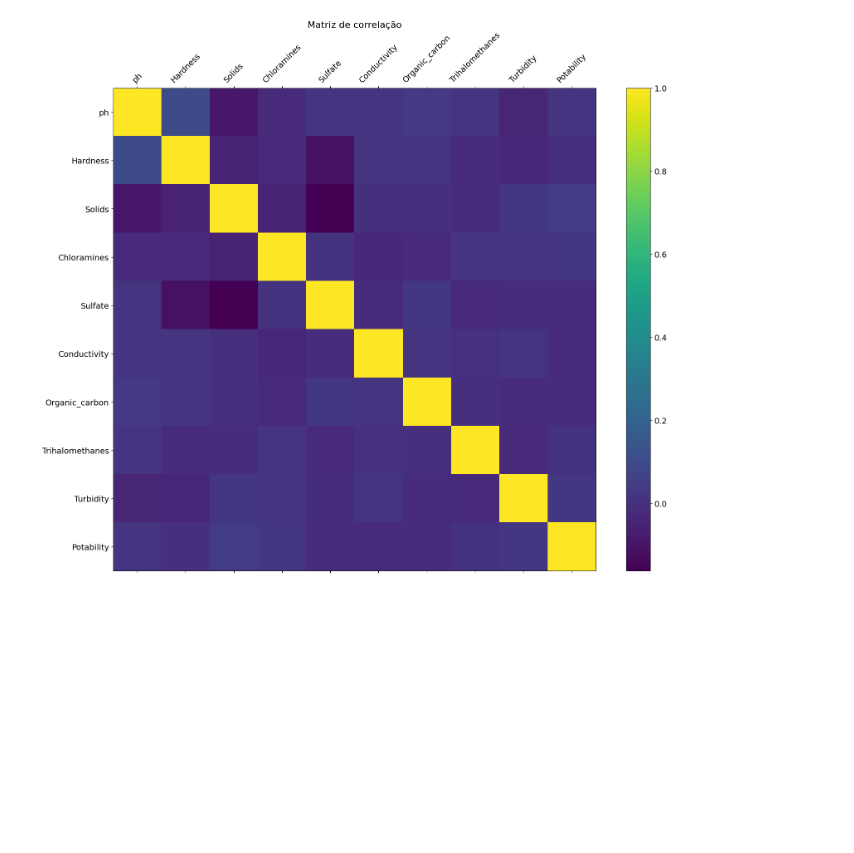
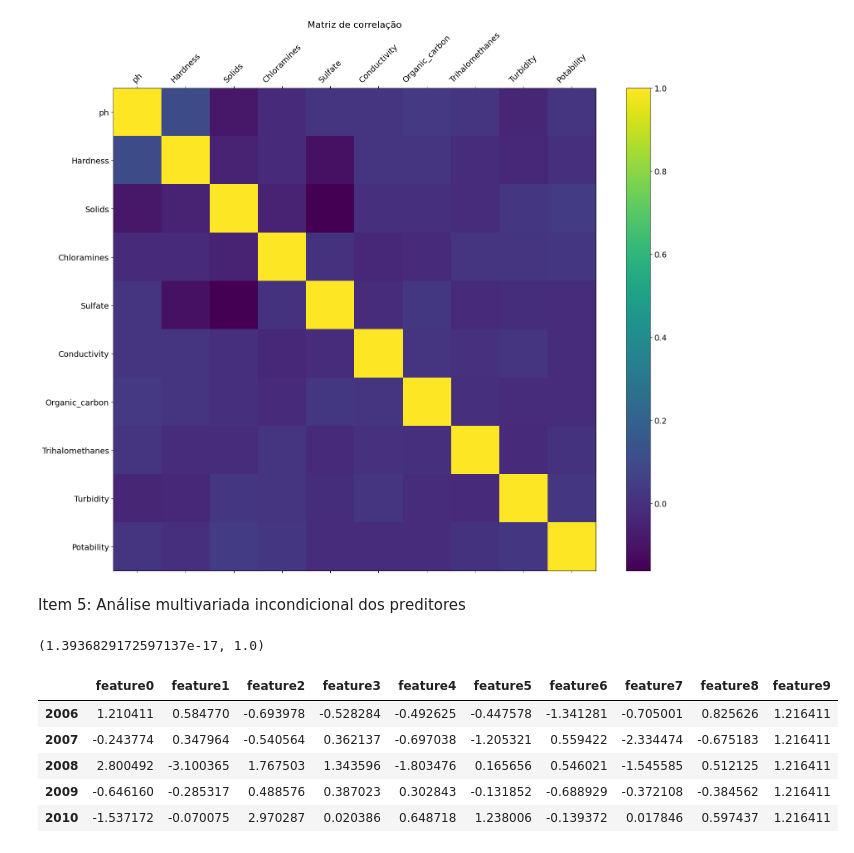
Before and after one commit to clarasalless/HW1-ICA, a Jupyter notebook: HW1.ipynb, the cells around one changed output. Saved outputs shown, nothing was run; the diff lists cells and outputs as text; code cells hidden in the pictures; blank space fills up the shorter version.

```diff
--- a/HW1.ipynb
+++ b/HW1.ipynb
@@ -99,3 +101,25 @@ plt.title('Matriz de correlação', fontsize=16)
 # %% [output]
 Text(0.5, 1.0, 'Matriz de correlação')
 [figure]
+# %% [markdown]
+Item 5: Análise multivariada incondicional dos preditores
+# %%
+# normalizando os dados
+x = wp_new.loc[:, columns].values
+y = wp_new.loc[:,['Potability']].values
+x = StandardScaler().fit_transform(x)
+np.mean(x),np.std(x)
+# %% [output]
+(1.3936829172597137e-17, 1.0)
+# %%
+# criando um dataset novo com os valores normalizados
+feat_cols = ['feature'+str(i) for i in range(x.shape[1])]
+normalised_wp = pd.DataFrame(x,columns=feat_cols)
+normalised_wp.tail()
+# %% [output]
+|  | feature0 | feature1 | feature2 | feature3 | feature4 | feature5 | feature6 | feature7 | feature8 | feature9 |
+| 2006 | 1.210411 | 0.584770 | -0.693978 | -0.528284 | -0.492625 | -0.447578 | -1.341281 | -0.705001 | 0.825626 | 1.216411 |
+| 2007 | -0.243774 | 0.347964 | -0.540564 | 0.362137 | -0.697038 | -1.205321 | 0.559422 | -2.334474 | -0.675183 | 1.216411 |
+| 2008 | 2.800492 | -3.100365 | 1.767503 | 1.343596 | -1.803476 | 0.165656 | 0.546021 | -1.545585 | 0.512125 | 1.216411 |
+| 2009 | -0.646160 | -0.285317 | 0.488576 | 0.387023 | 0.302843 | -0.131852 | -0.688929 | -0.372108 | -0.384562 | 1.216411 |
+| 2010 | -1.537172 | -0.070075 | 2.970287 | 0.020386 | 0.648718 | 1.238006 | -0.139372 | 0.017846 | 0.597437 | 1.216411 |
```
Also changed, not shown: parts of 4 cells of this notebook, 1 other file.
